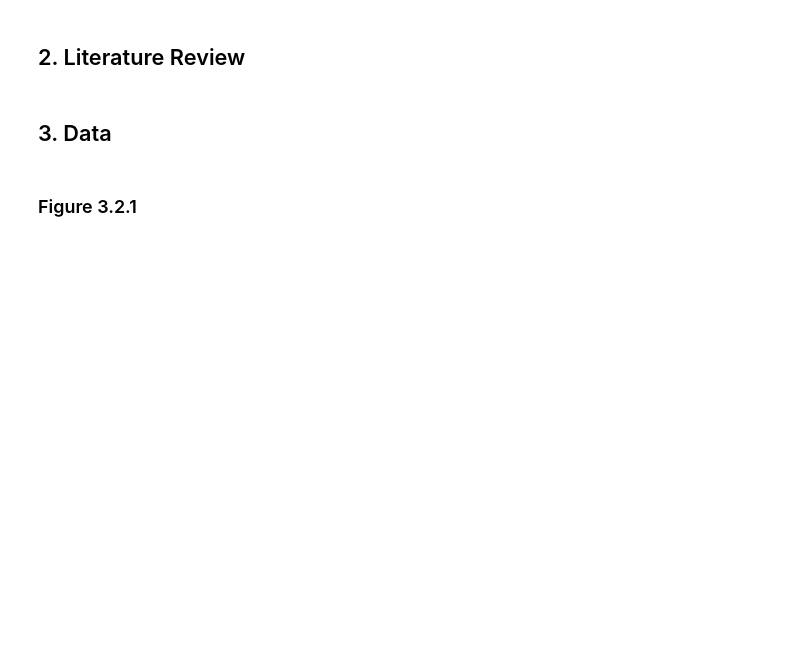
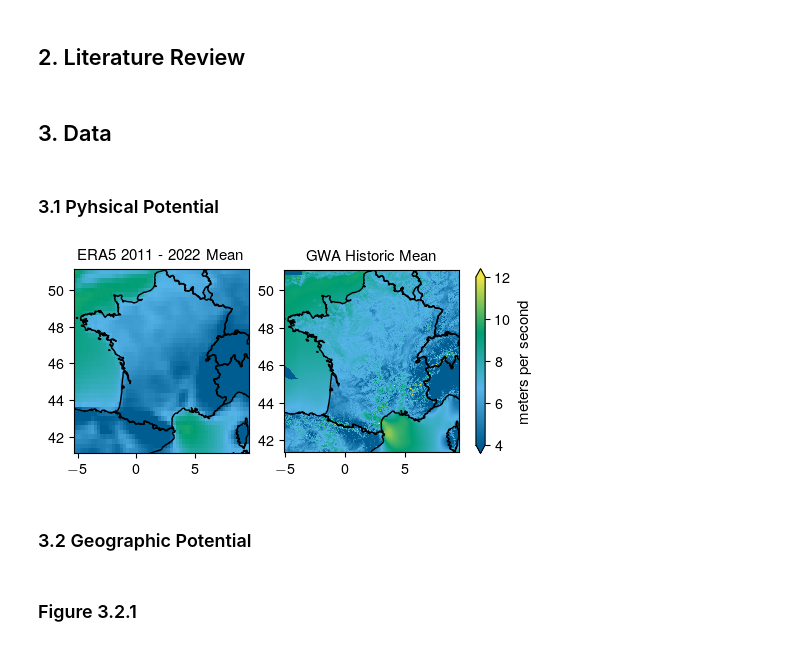
Before and after one commit to calvintr/windgenpotential, a Jupyter notebook: analysis.ipynb, the cells around one changed output. Saved outputs shown, nothing was run; the diff lists cells and outputs as text; code cells hidden in the pictures; blank space fills up the shorter version.

```diff
--- a/analysis.ipynb
+++ b/analysis.ipynb
@@ -63,6 +66,62 @@ clrs = {'darkblue' : plt.rcParams['axes.prop_cycle'].by_key()['color'][0],
 ## 2. Literature Review
 # %% [markdown]
 ## 3. Data
+# %% [markdown]
+### 3.1 Pyhsical Potential
+# %%
+countries = ['France', 'Spain', 'Italy', 'Switzerland', 'Germany', 'Belgium']
+shp = [gpd.read_file(ROOT + f'data/country_shapes/{cntry}.gpkg') for cntry in countries]
+# %%
+src = []
+root = ROOT + f'data/era5/France/'
+
+for i in pd.date_range('2011' , '2022', freq = 'Y').strftime('%Y'):
+
+    src.append(f'{root}{i}.nc')
+
+cutout = geo.merge_cutouts(src)
+wnd100m = cutout.data['wnd100m']
+# %%
+gwa = rioxr.open_rasterio(ROOT + 'data/gwa/France_wind-speed_100m.tif')
+# %%
+cmap = pltc.LinearSegmentedColormap.from_list("", [lighten_color(clrs['darkblue'],1.1), clrs['lightblue'], clrs['green'] ,clrs['yellow']])
+
+fig, ax = plt.subplots(1,2,figsize = figsize(1), dpi = 100)
+
+
+cbar_kwargs = {'label':'meters per second'}
+
+# Era5
+era = wnd100m.mean('time').plot(cmap = cmap, ax=ax[0],  add_colorbar = False, vmin = 4, vmax = 12)
+for country in shp:
+    country.plot(facecolor = 'none', edgecolor ='k',  ax=ax[0])
+
+ax[0].set_ylabel(None); ax[0].set_xlabel(None)
+ax[0].set_title('ERA5 2011 - 2022 Mean')
+
+
+# GWA
+glowa = gwa.plot(cmap = cmap, ax=ax[1], add_colorbar = False, vmin = 4, vmax = 12)
+
+for country in shp:
+    country.plot(facecolor = 'none', edgecolor ='k', ax=ax[1])
+
+ax[1].set_xlim(shp[0].unary_union.bounds[0], shp[0].unary_union.bounds[2])
+ax[1].set_ylim(shp[0].unary_union.bounds[1], shp[0].unary_union.bounds[3])
+
+ax[1].set_ylabel(None)
+ax[1].set_xlabel(None)
+ax[1].set_title('GWA Historic Mean')
+
+cbar = plt.colorbar(era, ax=ax.ravel().tolist(), shrink = 0.725, extend='both', fraction=0.05, pad=0.04, label = 'meters per second')
+
+
+#fig.tight_layout(pad=0.1)
+fig.savefig(ROOT + 'results/plots/era5_gwa.png', dpi = 200, facecolor = 'white')
+# %% [output]
+[figure, added]
+# %% [markdown]
+### 3.2 Geographic Potential
 # %% [markdown]
 ### Figure 3.2.1
 # %%
```
Also changed, not shown: parts of 95 cells of this notebook.
